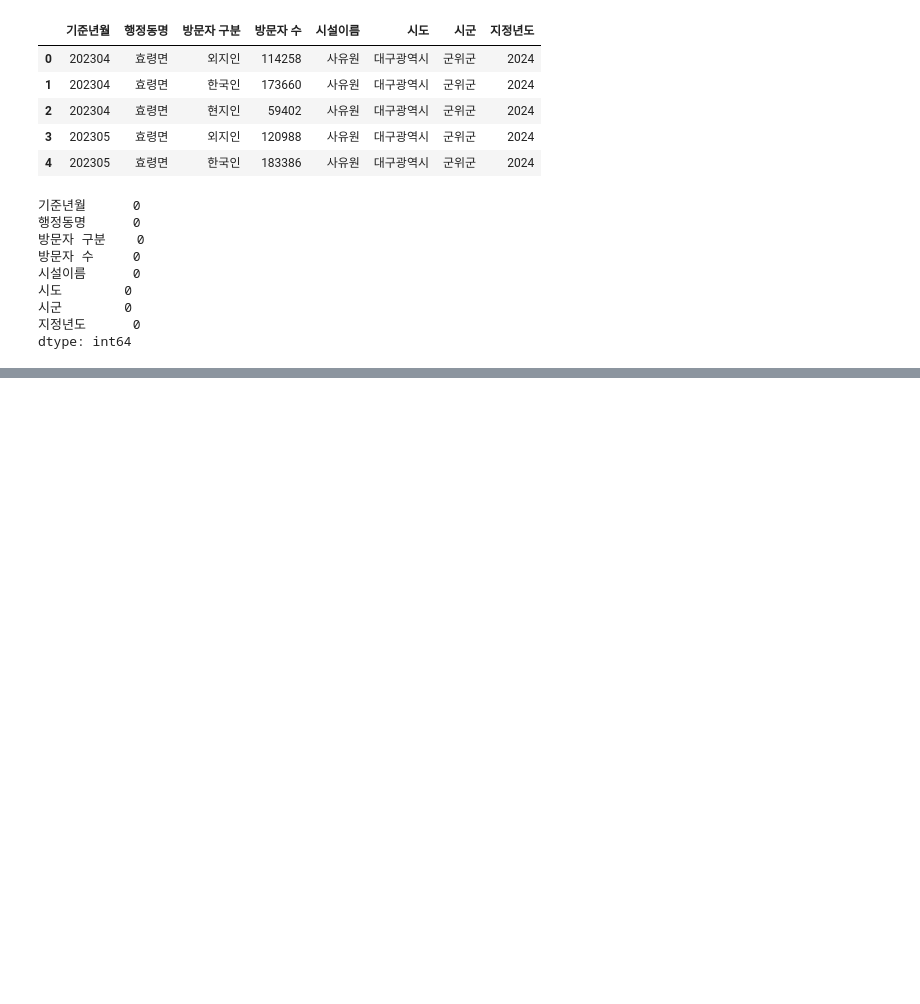
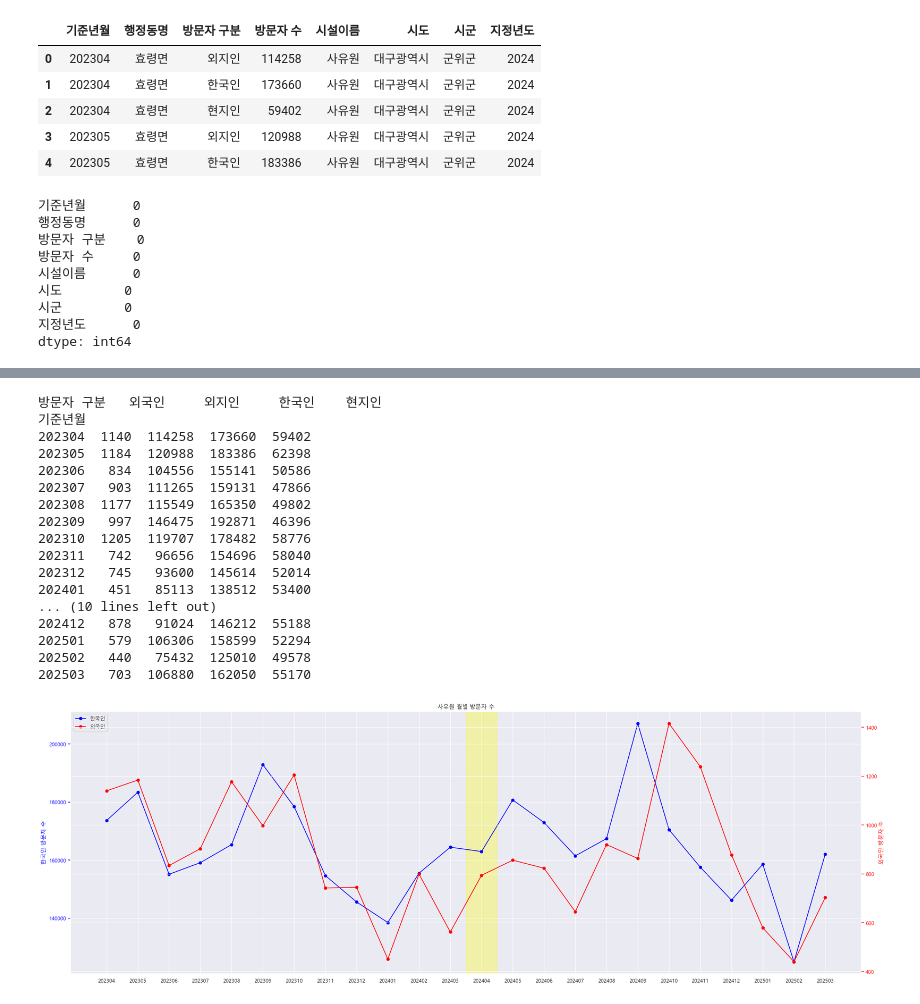
Before and after one commit to tamx2y/wellness_tour, a Jupyter notebook: 02_infoaccess/06_visitor.ipynb, the cells around one changed output, grey strips where cells are left out. Saved outputs shown, nothing was run; the diff lists cells and outputs as text; code cells hidden in the pictures; blank space fills up the shorter version.

Commit message:
monthly overview progressing

```diff
--- a/02_infoaccess/06_visitor.ipynb
+++ b/02_infoaccess/06_visitor.ipynb
@@ -33,9 +33,13 @@ sort_rename = {
     '외지인방문자(b)' : '외지인',
     '전체방문자(a+b)' : '한국인',
     '현지인방문자(a)' : '현지인',
-    '외국방문객' : '외국인'
+    '외국인방문객' : '외국인'
 }
 
 visitor['방문자 구분'] = visitor['방문자 구분'].replace(sort_rename)
 visitor.head()
+
+# 기준년월 문자형
+visitor['기준년월'] = visitor['기준년월'].astype('str')
+visitor['기준년월'].dtype
 # %% [output]
@@ -69,0 +89,59 @@ dtype: int64
+# %%
+# 사유원
+sy = visitor[visitor['시설이름'] == '사유원']
+monthly_visitor = (
+    sy.groupby(['기준년월', '방문자 구분'])['방문자 수']
+    .sum()
+    .reset_index()
+    .pivot(index='기준년월', columns='방문자 구분',values='방문자 수')
+    .astype(int)
+)
+print(monthly_visitor)
+
+fig, ax1 = plt.subplots(figsize=(30, 10))
+ax1.plot(monthly_visitor.index, monthly_visitor['한국인'], marker='o', color='blue', label='한국인')
+ax1.set_ylabel('한국인 방문자 수', color='blue')
+ax1.tick_params(axis='y', colors='blue')
+
+# 오른쪽 y축 생성
+ax2 = ax1.twinx()
+ax2.plot(monthly_visitor.index, monthly_visitor['외국인'], marker='o', color='red', label='외국인')
+ax2.set_ylabel('외국인 방문자 수', color='red')
+ax2.tick_params(axis='y', colors='red')
+
+# 그래프 제목
+plt.title('사유원 월별 방문자 수')
+
+highlight = '202404'
+
+# 위치 찾기
+pos = list(monthly_visitor.index).index(highlight)
+
+ax1.axvspan(pos - 0.5, pos + 0.5, color='yellow', alpha=0.3)
+
+
+# 범례 합치기
+lines_1, labels_1 = ax1.get_legend_handles_labels()
+lines_2, labels_2 = ax2.get_legend_handles_labels()
+ax1.legend(lines_1 + lines_2, labels_1 + labels_2, loc='upper left')
+
+plt.show()
+# %% [output]
+방문자 구분   외국인     외지인     한국인    현지인
+기준년월
+202304  1140  114258  173660  59402
+202305  1184  120988  183386  62398
+202306   834  104556  155141  50586
+202307   903  111265  159131  47866
+202308  1177  115549  165350  49802
+202309   997  146475  192871  46396
+202310  1205  119707  178482  58776
+202311   742   96656  154696  58040
+202312   745   93600  145614  52014
+202401   451   85113  138512  53400
+... (10 lines left out)
+202412   878   91024  146212  55188
+202501   579  106306  158599  52294
+202502   440   75432  125010  49578
+202503   703  106880  162050  55170
+[figure, added]
```
Also changed, not shown: parts of 14 cells of this notebook, 1 other file.
